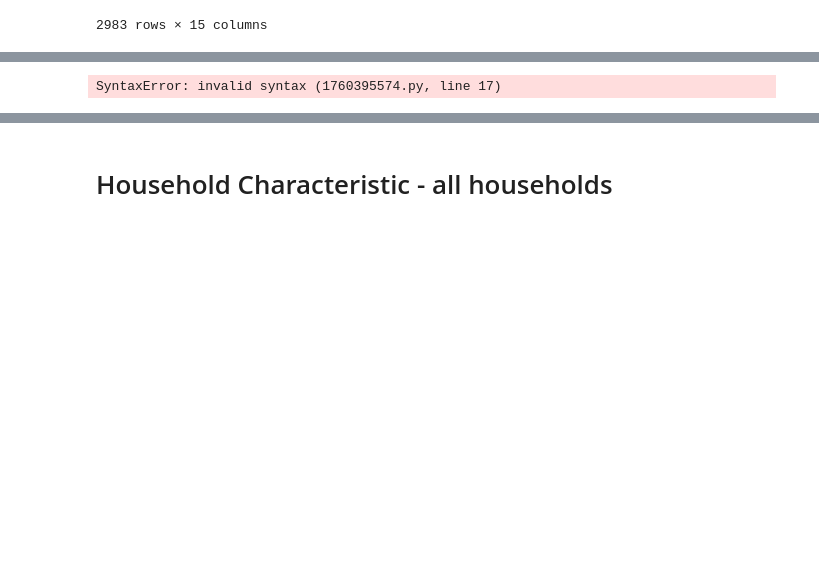
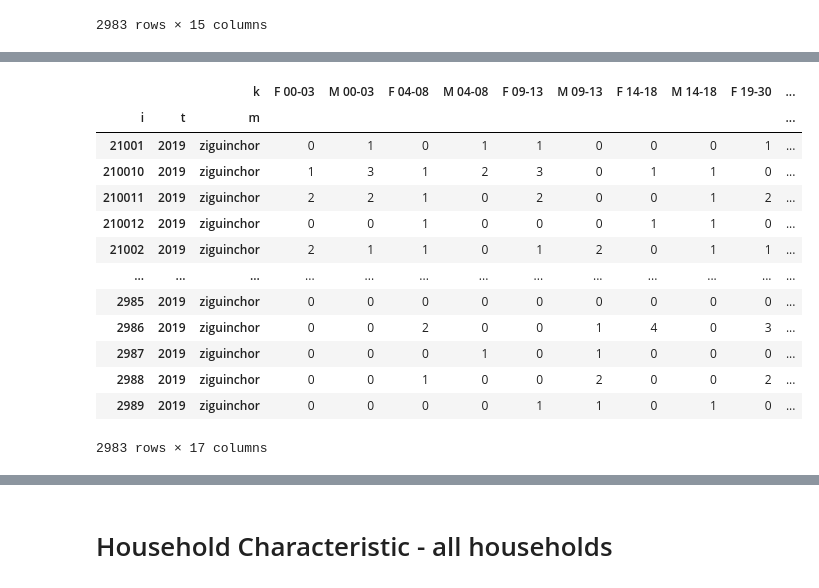
Before and after one commit to reilyfairchild/EEP153-Project-3, a Jupyter notebook: Senegal_Project_3.ipynb, the cells around one changed output, grey strips where cells are left out. Cells and saved outputs as stored; diff of their text form; code cells hidden in the pictures; blank space fills up the shorter version.

Commit message:
added hh expenditures

```diff
--- a/Senegal_Project_3.ipynb
+++ b/Senegal_Project_3.ipynb
@@ -967,6 +983,7 @@ nutrient_ratio
 def filter_households(
     hhc,              # The household composition DataFrame (indexed by i,t,m)
     nutrient_ratio,   # The nutrient outcomes DataFrame (indexed by i,t,m)
+    xhat,
     min_males=0, max_males=None,
     min_females=0, max_females=None,
     min_kids=0, max_kids=None
@@ -1019,13 +1036,21 @@ def filter_households(
     # 4) Filter the household composition
     hhc_filtered = hhc[mask]
 
+
     # 5) Intersection with nutrient_ratio's index
     #    so we only keep households that exist in BOTH data frames.
     common_idx = hhc_filtered.index.intersection(nutrient_ratio.index)
     hhc_filtered = hhc_filtered.loc[common_idx]
     nutrient_filtered = nutrient_ratio.loc[common_idx]
 
-    return hhc_filtered, nutrient_filtered
+    # also filter out expenditures
+    com_idx = hhc_filtered.index.intersection(xhat.unstack('j').index)
+    house_expend = xhat.unstack('j')
+    house_expend = house_expend.loc[com_idx]
+    house_expend['total expenditures'] = house_expend[:].sum(axis=1)
+    expenditures_filtered = house_expend
+
+    return hhc_filtered, nutrient_filtered, expenditures_filtered
 
 
 # Ensure both DataFrames are set to (i, t, m) as their index
@@ -1034,23 +1076,29 @@ nutrient_ratio.index.names = ["i","t","m"]
 # %%
-hhc_filtered, nutr_filt = filter_households(
+hhc_filtered, nutr_filt, expenditures_filtered = filter_households(
     hhc,              # The household composition DataFrame (indexed by i,t,m)
     nutrient_ratio,   # The nutrient outcomes DataFrame (indexed by i,t,m)
+    xhat,
     min_males=0, max_males=100,
     min_females=0, max_females=100,
     min_kids=0, max_kids=100
 )
 
 hhc_filtered
-
-filter_households(
-    hhc,              # The household composition DataFrame (indexed by i,t,m)
-    nutrient_ratio,   # The nutrient outcomes DataFrame (indexed by i,t,m)
-    min_males=0, max_males=None,
-    min_females=0, max_females=None,
-    min_kids=0, max_kids=None
-):
 # %% [output]
+|  |  | k | F 00-03 | M 00-03 | F 04-08 | M 04-08 | F 09-13 | M 09-13 | F 14-18 | M 14-18 | F 19-30 | ... |
+| i | t | m |  |  |  |  |  |  |  |  |  | ... |
+| 21001 | 2019 | ziguinchor | 0 | 1 | 0 | 1 | 1 | 0 | 0 | 0 | 1 | ... |
+| 210010 | 2019 | ziguinchor | 1 | 3 | 1 | 2 | 3 | 0 | 1 | 1 | 0 | ... |
+| 210011 | 2019 | ziguinchor | 2 | 2 | 1 | 0 | 2 | 0 | 0 | 1 | 2 | ... |
+| 210012 | 2019 | ziguinchor | 0 | 0 | 1 | 0 | 0 | 0 | 1 | 1 | 0 | ... |
+| 21002 | 2019 | ziguinchor | 2 | 1 | 1 | 0 | 1 | 2 | 0 | 1 | 1 | ... |
+| ... | ... | ... | ... | ... | ... | ... | ... | ... | ... | ... | ... | ... |
+| 2985 | 2019 | ziguinchor | 0 | 0 | 0 | 0 | 0 | 0 | 0 | 0 | 0 | ... |
+| 2986 | 2019 | ziguinchor | 0 | 0 | 2 | 0 | 0 | 1 | 4 | 0 | 3 | ... |
+| 2987 | 2019 | ziguinchor | 0 | 0 | 0 | 1 | 0 | 1 | 0 | 0 | 0 | ... |
+| 2988 | 2019 | ziguinchor | 0 | 0 | 1 | 0 | 0 | 2 | 0 | 0 | 2 | ... |
+| 2989 | 2019 | ziguinchor | 0 | 0 | 0 | 0 | 1 | 1 | 0 | 1 | 0 | ... |
-SyntaxError: invalid syntax (1760395574.py, line 17)
+2983 rows × 17 columns
 # %%
 
 
```
Also changed, not shown: parts of 16 cells of this notebook, 1 other file.
